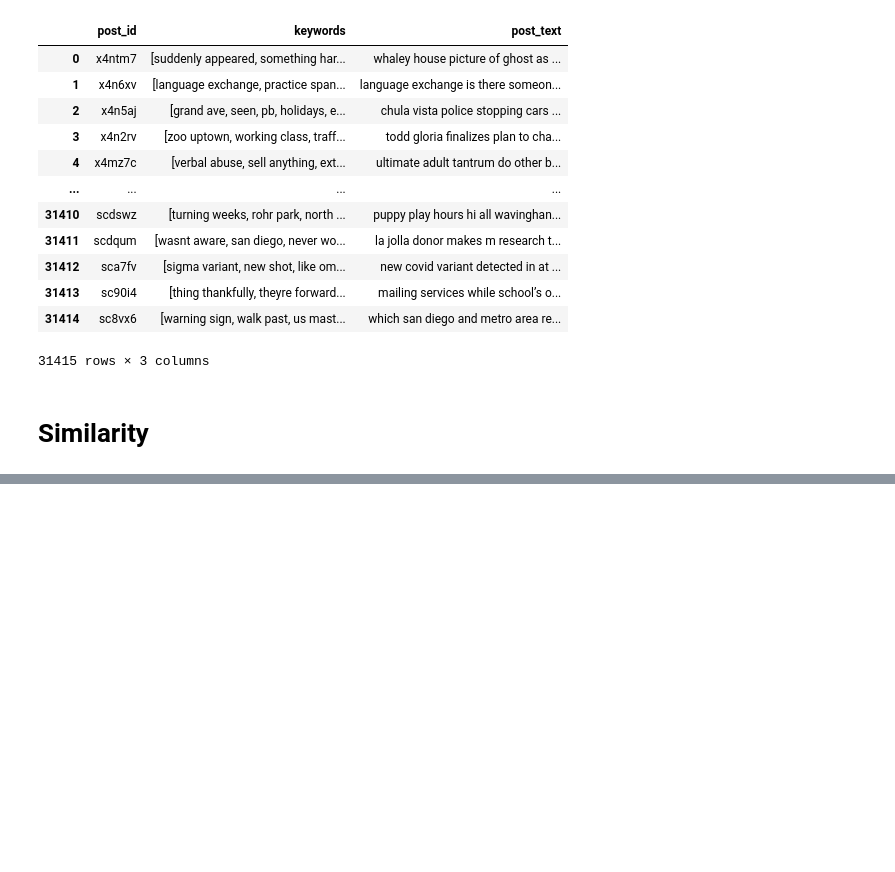
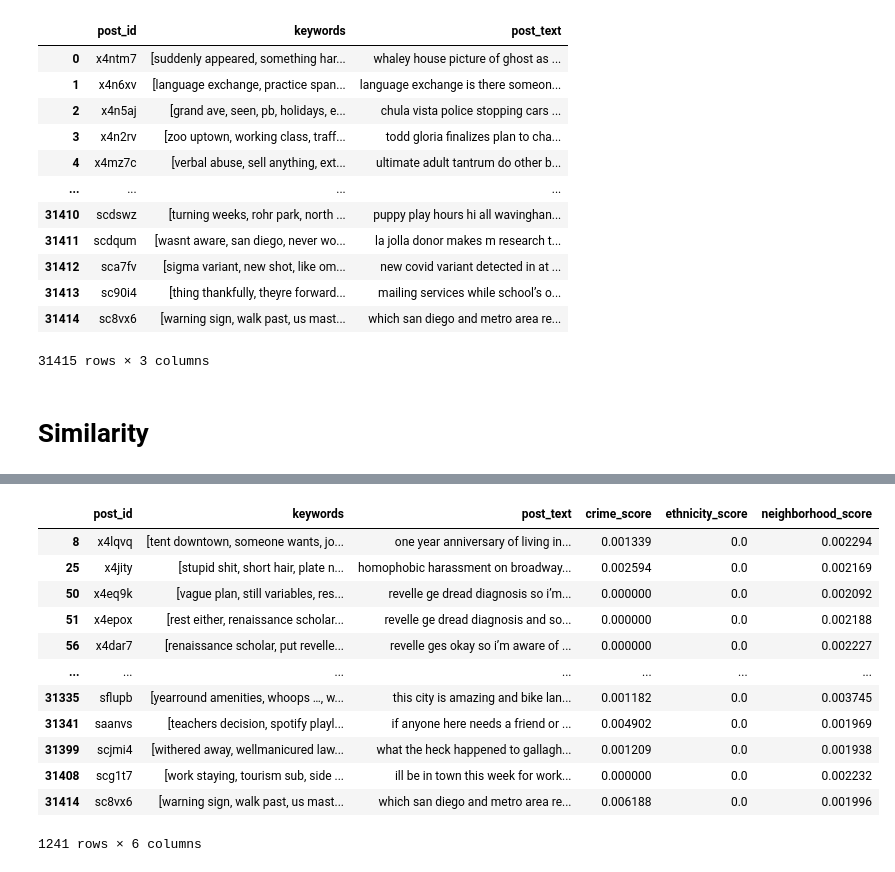
Before and after one commit to amoltkale/san_diego_crime_knowledge_graph, a Jupyter notebook: keyword_extraction.ipynb, the cells around one changed output, grey strips where cells are left out. Saved outputs shown, nothing was run; the diff lists cells and outputs as text; code cells hidden in the pictures; blank space fills up the shorter version.

```diff
--- a/keyword_extraction.ipynb
+++ b/keyword_extraction.ipynb
@@ -189,0 +177,16 @@ keyword_df.loc[keyword_df["crime_score"] > 0]
+# %%
+keyword_df.loc[keyword_df["neighborhood_score"] > 0]
+# %% [output]
+|  | post_id | keywords | post_text | crime_score | ethnicity_score | neighborhood_score |
+| 8 | x4lqvq | [tent downtown, someone wants, jo... | one year anniversary of living in... | 0.001339 | 0.0 | 0.002294 |
+| 25 | x4jity | [stupid shit, short hair, plate n... | homophobic harassment on broadway... | 0.002594 | 0.0 | 0.002169 |
+| 50 | x4eq9k | [vague plan, still variables, res... | revelle ge dread diagnosis so i’m... | 0.000000 | 0.0 | 0.002092 |
+| 51 | x4epox | [rest either, renaissance scholar... | revelle ge dread diagnosis and so... | 0.000000 | 0.0 | 0.002188 |
+| 56 | x4dar7 | [renaissance scholar, put revelle... | revelle ges okay so i’m aware of ... | 0.000000 | 0.0 | 0.002227 |
+| ... | ... | ... | ... | ... | ... | ... |
+| 31335 | sflupb | [yearround amenities, whoops …, w... | this city is amazing and bike lan... | 0.001182 | 0.0 | 0.003745 |
+| 31341 | saanvs | [teachers decision, spotify playl... | if anyone here needs a friend or ... | 0.004902 | 0.0 | 0.001969 |
+| 31399 | scjmi4 | [withered away, wellmanicured law... | what the heck happened to gallagh... | 0.001209 | 0.0 | 0.001938 |
+| 31408 | scg1t7 | [work staying, tourism sub, side ... | ill be in town this week for work... | 0.000000 | 0.0 | 0.002232 |
+| 31414 | sc8vx6 | [warning sign, walk past, us mast... | which san diego and metro area re... | 0.006188 | 0.0 | 0.001996 |
+1241 rows × 6 columns
```
Also changed, not shown: parts of 6 cells of this notebook, 1 other file.
